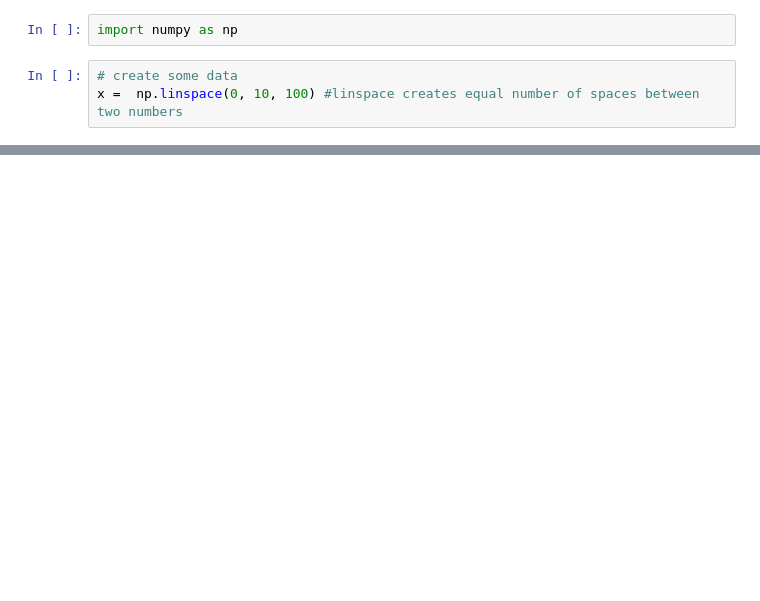
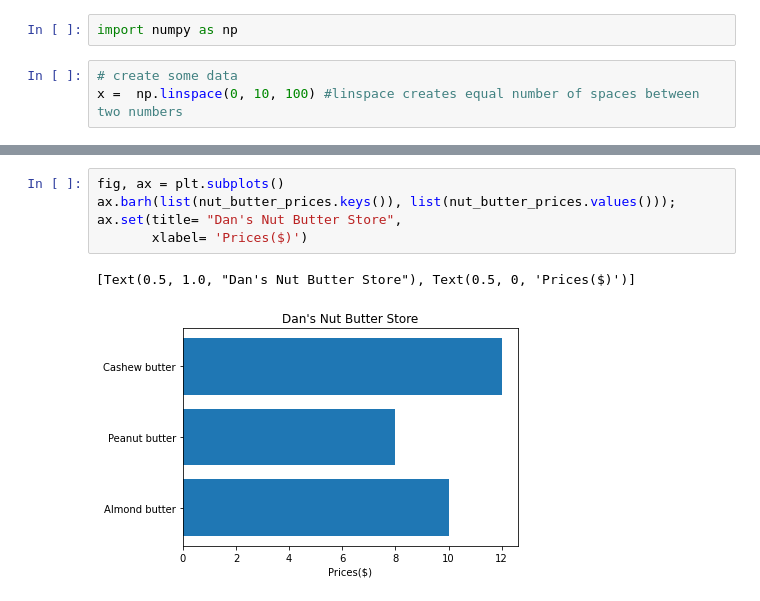
Before and after one commit to Joseph-Run/Learning, a Jupyter notebook: matplotlib/introduction to matplotlib.ipynb, the cells around one changed output, grey strips where cells are left out. Saved outputs shown, nothing was run; the diff lists cells and outputs as text; blank space fills up the shorter version.

```diff
--- a/matplotlib/introduction to matplotlib.ipynb
+++ b/matplotlib/introduction to matplotlib.ipynb
@@ -113,0 +145,8 @@ ax.plot (x, x**2);
+# %%
+fig, ax = plt.subplots()
+ax.barh(list(nut_butter_prices.keys()), list(nut_butter_prices.values()));
+ax.set(title= "Dan's Nut Butter Store",
+       xlabel= 'Prices($)')
+# %% [output]
+[Text(0.5, 1.0, "Dan's Nut Butter Store"), Text(0.5, 0, 'Prices($)')]
+[figure, added]
```
Also changed, not shown: parts of 49 cells of this notebook, 3 other files.
